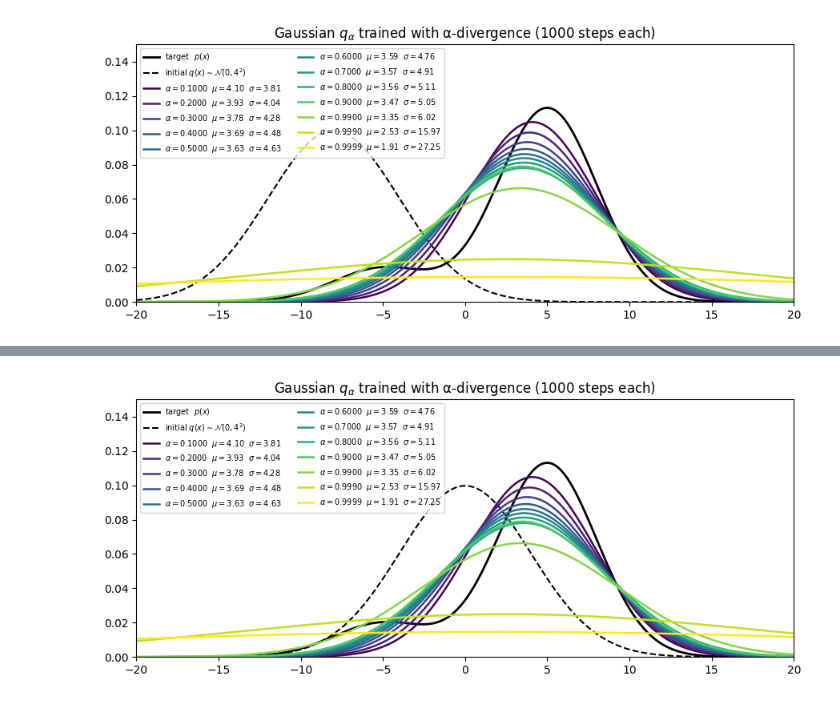
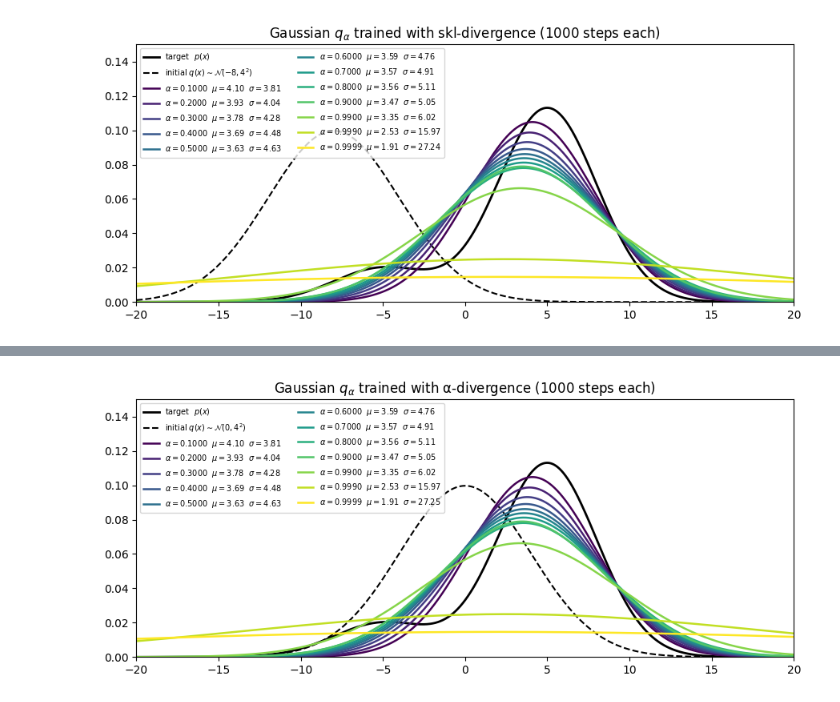
Before and after one commit to ShuoZheLi/distribution_matching, a Jupyter notebook: sRKL.ipynb, the cells around one changed output, grey strips where cells are left out. Cells and saved outputs as stored; diff of their text form; code cells hidden in the pictures.

```diff
--- a/sRKL.ipynb
+++ b/sRKL.ipynb
@@ -41,33 +41,33 @@ def train_one_alpha(alpha, n_steps=1000, lr=5e-2, seed=0):
 alphas      = np.array([0.1, 0.2, 0.3, 0.4, 0.5, 0.6, 0.7, 0.8, 0.9, 0.99, 0.999, 0.9999])  # for better visualization
 
 results     = {a: train_one_alpha(a) for a in alphas}
 
 # ---------------------- Plot -----------------------------------------------------
 xs = torch.linspace(-20, 20, 4001)
 px = torch.exp(log_p_pdf(xs)).numpy()
 
 # Plot p(x)
 plt.figure(figsize=(9, 4))
 plt.plot(xs.numpy(), px, 'k', lw=2, label='target  $p(x)$')
 
 # Plot initial q(x) = N(0, 4^2)
 init_mu, init_sigma = -8.0, 4.0
 qx_init = torch.distributions.Normal(init_mu, init_sigma).log_prob(xs).exp().numpy()
-plt.plot(xs.numpy(), qx_init, 'k--', lw=1.5, label=r'initial $q(x) \sim \mathcal{N}(0, 4^2)$')
+plt.plot(xs.numpy(), qx_init, 'k--', lw=1.5, label=r'initial $q(x) \sim \mathcal{N}(-8, 4^2)$')
 
 # Plot final q_α(x) for each α
 cmap = plt.cm.viridis(np.linspace(0, 1, len(alphas)))
 for c, a in zip(cmap, alphas):
     m, s = results[a]
     qx = torch.distributions.Normal(m, s).log_prob(xs).exp().numpy()
     plt.plot(xs.numpy(), qx, color=c, lw=1.8,
              label=rf'$\alpha={a:0.4f}$  $\mu={m:5.2f}$  $\sigma={s:5.2f}$')
 
-plt.title('Gaussian $q_\\alpha$ trained with α-divergence (1000 steps each)')
+plt.title('Gaussian $q_\\alpha$ trained with skl-divergence (1000 steps each)')
 plt.xlim(-20, 20)
 plt.ylim(0, 0.15)
 plt.legend(fontsize=7, ncol=2)
 plt.tight_layout()
 plt.show()
 # %% [output]
-[figure, old version]
+[figure, new version]
```
Also changed, not shown: parts of 1 cell of this notebook, 2 other files.
